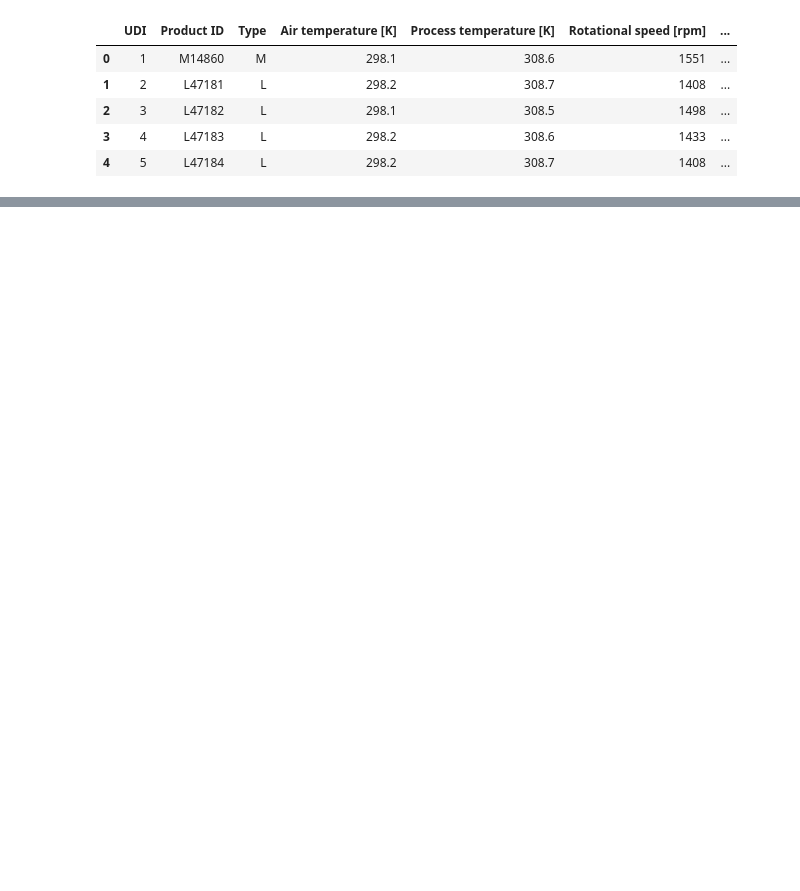
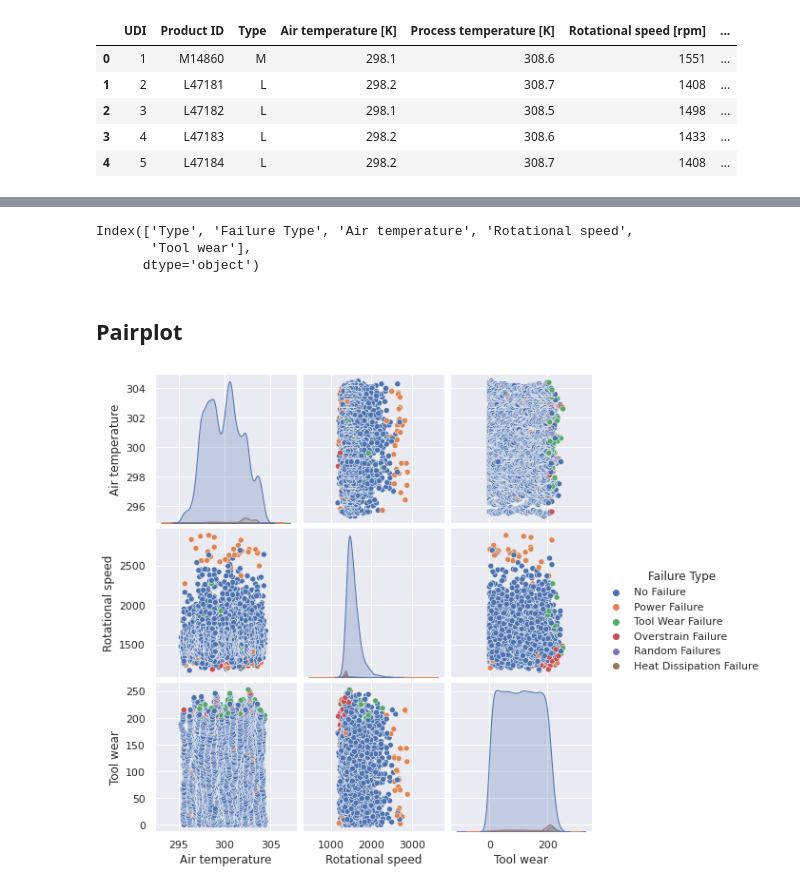
Before and after one commit to badreddine124/Predictive_Maintenance_Problem, a Jupyter notebook: predictive-maintenance (multi-classes).ipynb, the cells around one changed output, grey strips where cells are left out. Cells and saved outputs as stored; diff of their text form; code cells hidden in the pictures; blank space fills up the shorter version.

```diff
--- a/predictive-maintenance (multi-classes).ipynb
+++ b/predictive-maintenance (multi-classes).ipynb
@@ -87,0 +220,5 @@ plt.show()
+# %%
+df['Air temperature'] = df['Air temperature [K]']
+df['Rotational speed'] = df['Rotational speed [rpm]']
+df['Tool wear'] = df['Tool wear [min]']
+df
@@ -87,0 +242,2 @@ plt.show()
+# %%
+df.drop(columns = ['UDI','Product ID', 'Process temperature [K]', 'Torque [Nm]', 'Target','Air temperature [K]','Rotational speed [rpm]','Tool wear [min]'], inplace = True)
@@ -87,0 +259,14 @@ plt.show()
+# %%
+df.columns
+# %% [output]
+Index(['Type', 'Failure Type', 'Air temperature', 'Rotational speed',
+       'Tool wear'],
+      dtype='object')
+# %% [markdown]
+<a id="pair-plot"></a>
+## Pairplot
+# %%
+sns.pairplot(df, hue = "Failure Type")
+plt.show()
+# %% [output]
+[figure, added]
```
Also changed, not shown: parts of 96 cells of this notebook.
